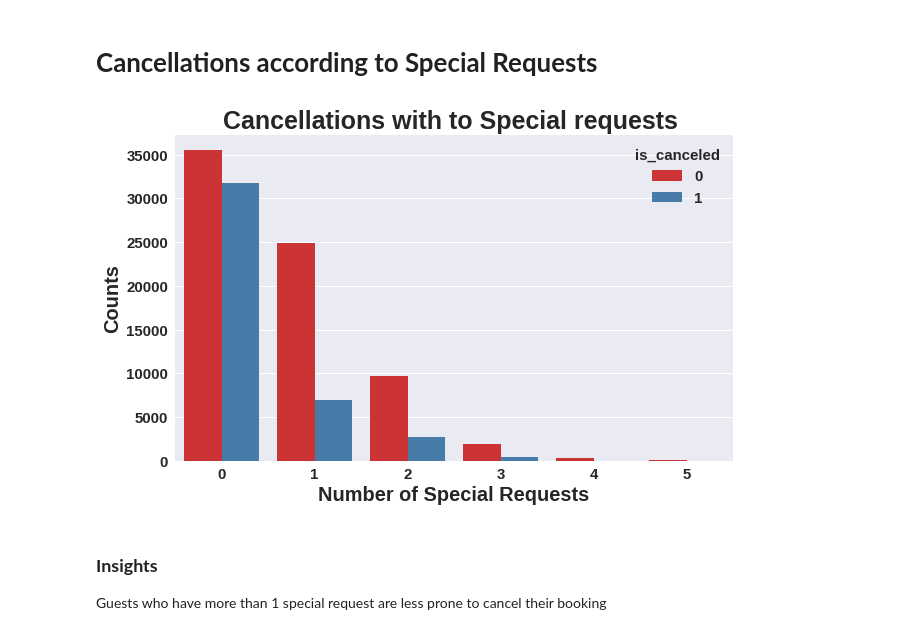
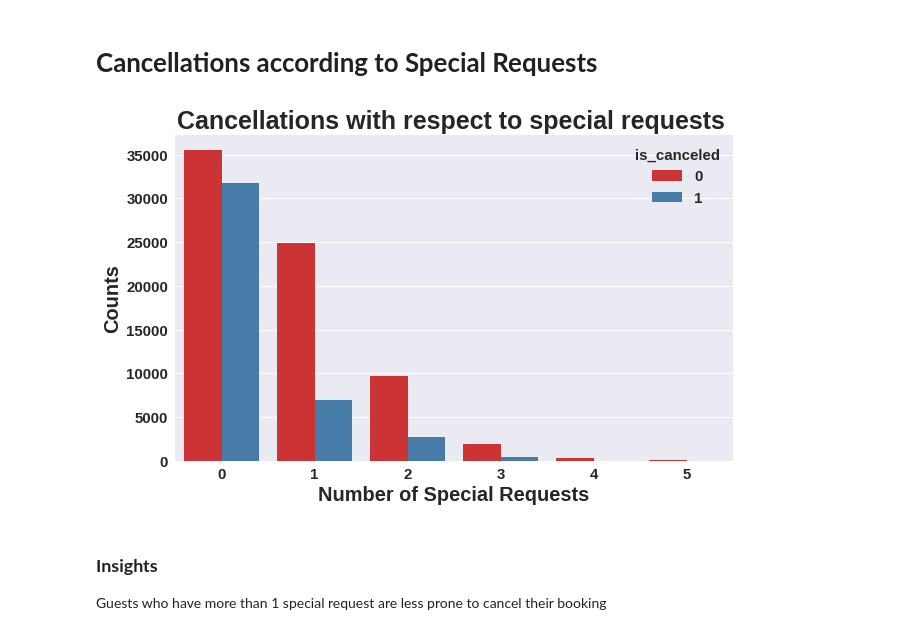
Before and after one commit to Kushan1001/Hotel-booking-data-analysis, a Jupyter notebook: Hotel_Booking_Analysis(Compiled).ipynb, the cells around one changed output. Drawn from its saved outputs; the diff is of its cells as text; code cells hidden in the pictures.

```diff
--- a/Hotel_Booking_Analysis(Compiled).ipynb
+++ b/Hotel_Booking_Analysis(Compiled).ipynb
@@ -441,11 +439,11 @@ Repeated guests cancel less relative to non-repeated guests
 # %%
 plt.figure(figsize=(10,6))
 sns.countplot(data=hotel_df,x='total_of_special_requests',hue='is_canceled',palette="Set1")
-plt.title('Cancellations with to Special requests ')
+plt.title('Cancellations with respect to special requests ')
 plt.xlabel('Number of Special Requests')
 plt.ylabel('Counts');
 # %% [output]
-[figure, old version]
+[figure, new version]
 # %% [markdown]
 ### **Insights**
 Guests who have more than 1 special request are less prone to cancel their booking
```
Also changed, not shown: parts of 27 cells of this notebook.
